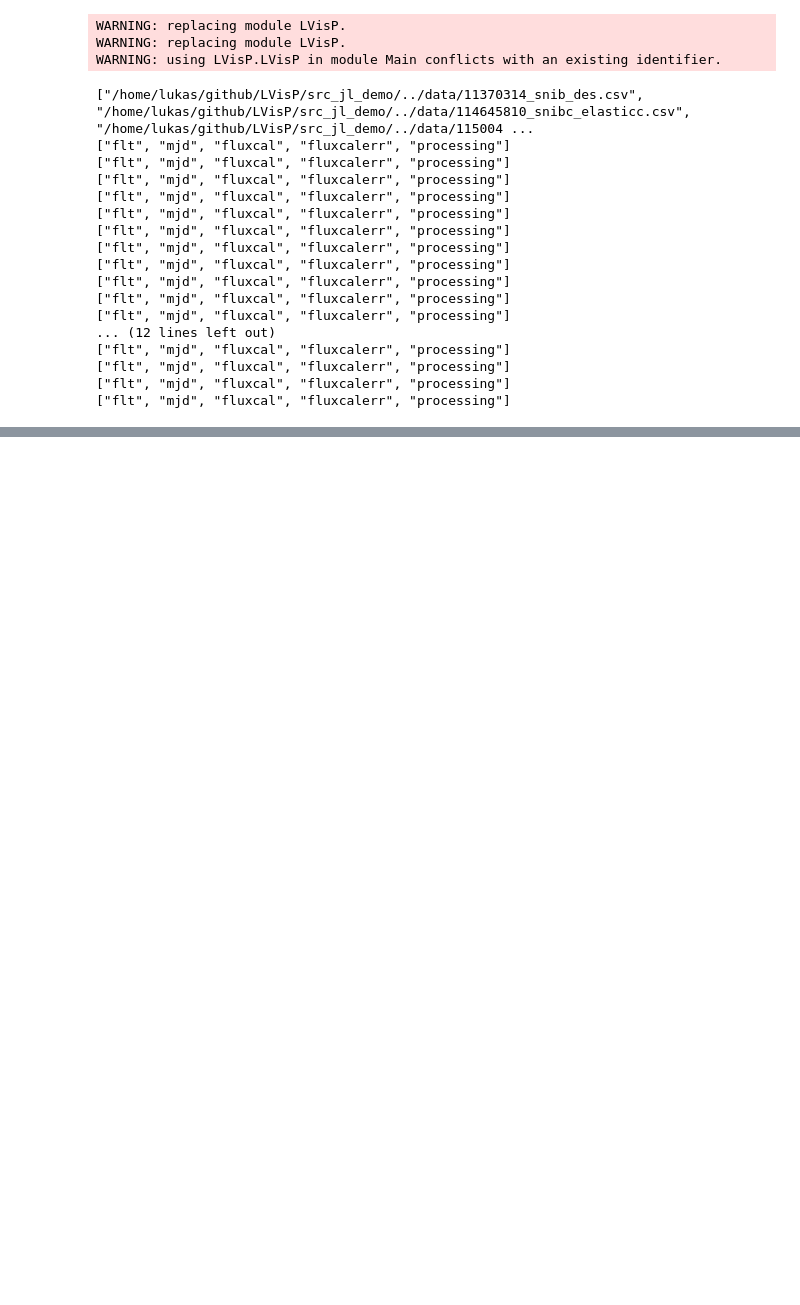
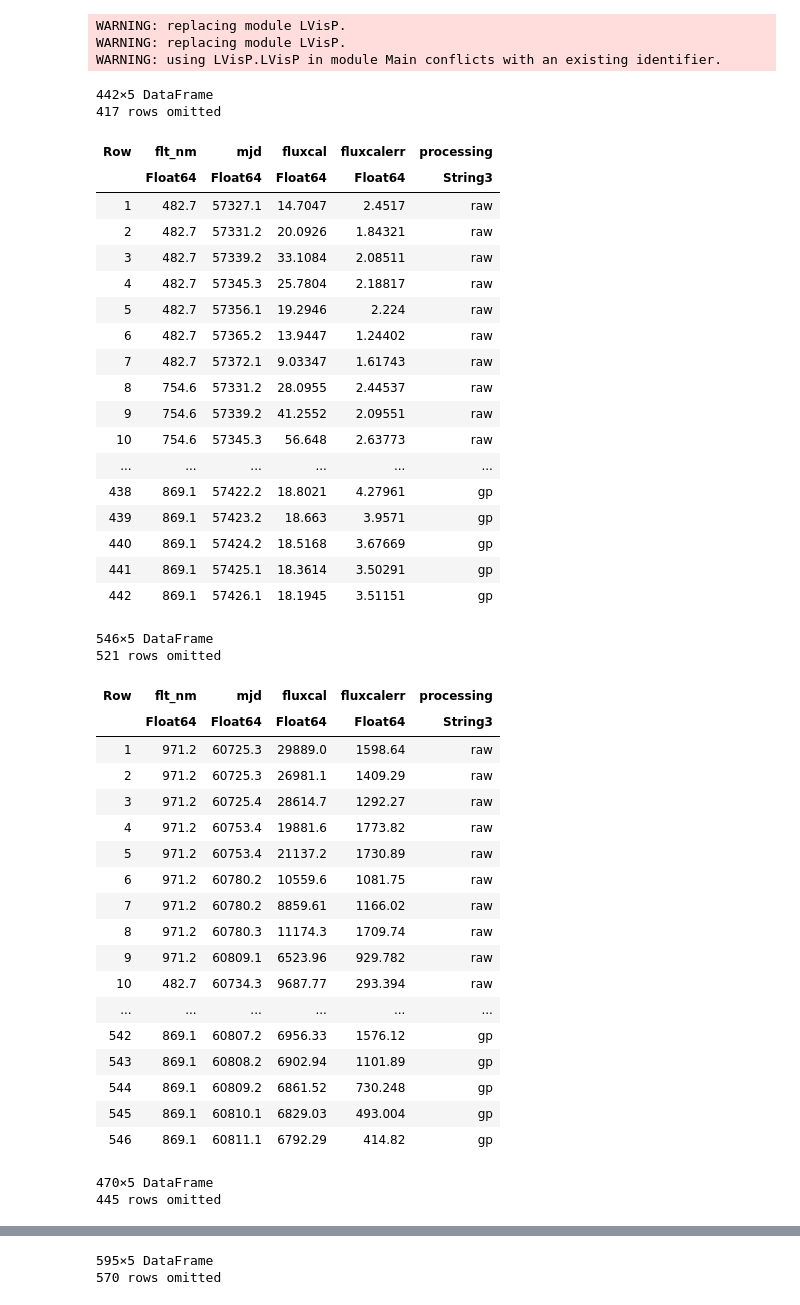
Before and after one commit to TheRedElement/LStein, a Jupyter notebook: src_jl_demo/LVisP_demo.ipynb, the cells around one changed output, grey strips where cells are left out. Cells and saved outputs as stored; diff of their text form; code cells hidden in the pictures; blank space fills up the shorter version.

```diff
--- a/src_jl_demo/LVisP_demo.ipynb
+++ b/src_jl_demo/LVisP_demo.ipynb
@@ -16,24 +16,63 @@ WARNING: using LVisP.LVisP in module Main conflicts with an existing identifier.
 # %%
 #%%data loading
 fnames = Glob.glob("*.csv", joinpath(@__DIR__,"../data/"))
 println(fnames)
 fname = fnames[1]
 df = DataFrame(CSV.File(fname))
+
+encoding_pb = Dict(   #LSST passbands (https://ui.adsabs.harvard.edu/abs/2021A%26A...646A.110H/abstract)
+    "u"=>3617, "g"=>4827, "r"=>6223, "i"=>7546, "z"=>8691, "Y"=>9712
+)
+
+for f in fnames
+
+    df = DataFrame(CSV.File(f))
+    transform!(df,:flt => ByRow(pb -> encoding_pb[pb]/10); renamecols=false)
+    rename!(df, :flt=>:flt_nm)
+    display(df)
+    CSV.write(f, df)
+
+end
 # %% [output]
-["/home/lukas/github/LVisP/src_jl_demo/../data/11370314_snib_des.csv", "/home/lukas/github/LVisP/src_jl_demo/../data/114645810_snibc_elasticc.csv", "/home/lukas/github/LVisP/src_jl_demo/../data/115004 ...
-["flt", "mjd", "fluxcal", "fluxcalerr", "processing"]
-["flt", "mjd", "fluxcal", "fluxcalerr", "processing"]
-["flt", "mjd", "fluxcal", "fluxcalerr", "processing"]
-["flt", "mjd", "fluxcal", "fluxcalerr", "processing"]
-["flt", "mjd", "fluxcal", "fluxcalerr", "processing"]
-["flt", "mjd", "fluxcal", "fluxcalerr", "processing"]
-["flt", "mjd", "fluxcal", "fluxcalerr", "processing"]
-["flt", "mjd", "fluxcal", "fluxcalerr", "processing"]
-["flt", "mjd", "fluxcal", "fluxcalerr", "processing"]
-["flt", "mjd", "fluxcal", "fluxcalerr", "processing"]
-["flt", "mjd", "fluxcal", "fluxcalerr", "processing"]
-... (12 lines left out)
-["flt", "mjd", "fluxcal", "fluxcalerr", "processing"]
-["flt", "mjd", "fluxcal", "fluxcalerr", "processing"]
-["flt", "mjd", "fluxcal", "fluxcalerr", "processing"]
-["flt", "mjd", "fluxcal", "fluxcalerr", "processing"]
+442×5 DataFrame
+417 rows omitted
+| Row | flt_nm | mjd | fluxcal | fluxcalerr | processing |
+|  | Float64 | Float64 | Float64 | Float64 | String3 |
+| 1 | 482.7 | 57327.1 | 14.7047 | 2.4517 | raw |
+| 2 | 482.7 | 57331.2 | 20.0926 | 1.84321 | raw |
+| 3 | 482.7 | 57339.2 | 33.1084 | 2.08511 | raw |
+| 4 | 482.7 | 57345.3 | 25.7804 | 2.18817 | raw |
+| 5 | 482.7 | 57356.1 | 19.2946 | 2.224 | raw |
+| 6 | 482.7 | 57365.2 | 13.9447 | 1.24402 | raw |
+| 7 | 482.7 | 57372.1 | 9.03347 | 1.61743 | raw |
+| 8 | 754.6 | 57331.2 | 28.0955 | 2.44537 | raw |
+| 9 | 754.6 | 57339.2 | 41.2552 | 2.09551 | raw |
+| 10 | 754.6 | 57345.3 | 56.648 | 2.63773 | raw |
+| ... | ... | ... | ... | ... | ... |
+| 438 | 869.1 | 57422.2 | 18.8021 | 4.27961 | gp |
+| 439 | 869.1 | 57423.2 | 18.663 | 3.9571 | gp |
+| 440 | 869.1 | 57424.2 | 18.5168 | 3.67669 | gp |
+| 441 | 869.1 | 57425.1 | 18.3614 | 3.50291 | gp |
+| 442 | 869.1 | 57426.1 | 18.1945 | 3.51151 | gp |
+546×5 DataFrame
+521 rows omitted
+| Row | flt_nm | mjd | fluxcal | fluxcalerr | processing |
+|  | Float64 | Float64 | Float64 | Float64 | String3 |
+| 1 | 971.2 | 60725.3 | 29889.0 | 1598.64 | raw |
+| 2 | 971.2 | 60725.3 | 26981.1 | 1409.29 | raw |
+| 3 | 971.2 | 60725.4 | 28614.7 | 1292.27 | raw |
+| 4 | 971.2 | 60753.4 | 19881.6 | 1773.82 | raw |
+| 5 | 971.2 | 60753.4 | 21137.2 | 1730.89 | raw |
+| 6 | 971.2 | 60780.2 | 10559.6 | 1081.75 | raw |
+| 7 | 971.2 | 60780.2 | 8859.61 | 1166.02 | raw |
+| 8 | 971.2 | 60780.3 | 11174.3 | 1709.74 | raw |
+| 9 | 971.2 | 60809.1 | 6523.96 | 929.782 | raw |
+| 10 | 482.7 | 60734.3 | 9687.77 | 293.394 | raw |
+| ... | ... | ... | ... | ... | ... |
+| 542 | 869.1 | 60807.2 | 6956.33 | 1576.12 | gp |
+| 543 | 869.1 | 60808.2 | 6902.94 | 1101.89 | gp |
+| 544 | 869.1 | 60809.2 | 6861.52 | 730.248 | gp |
+| 545 | 869.1 | 60810.1 | 6829.03 | 493.004 | gp |
+| 546 | 869.1 | 60811.1 | 6792.29 | 414.82 | gp |
+470×5 DataFrame
+445 rows omitted
@@ -39,0 +97,2 @@ df = DataFrame(CSV.File(fname))
+595×5 DataFrame
+570 rows omitted
```
Also changed, not shown: parts of 3 cells of this notebook, 28 other files.
